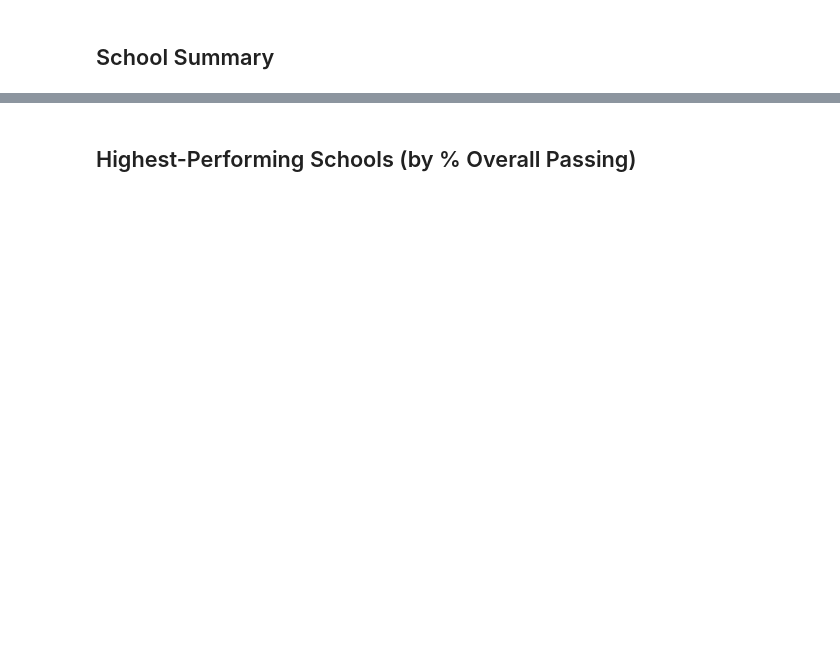
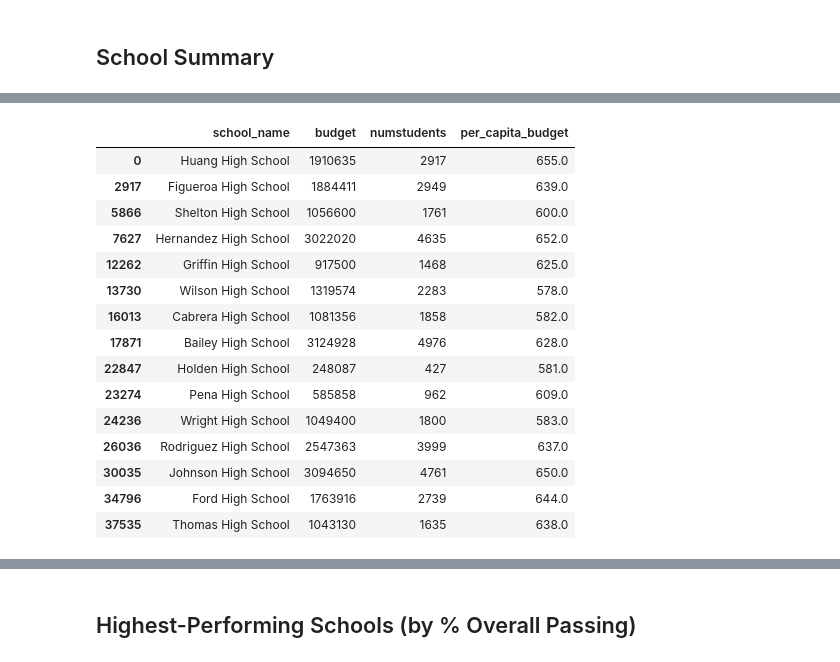
Before and after one commit to oliverkisza/pandas-challenge-4, a Jupyter notebook: PyCitySchools/PyCitySchools.ipynb, the cells around one changed output, grey strips where cells are left out. Cells and saved outputs as stored; diff of their text form; code cells hidden in the pictures; blank space fills up the shorter version.

```diff
--- a/PyCitySchools/PyCitySchools.ipynb
+++ b/PyCitySchools/PyCitySchools.ipynb
@@ -94,2 +136,31 @@ per_school_capita =
+# %%
+# Calculate the total school budget
+per_school_budget = school_data_complete[['school_name','budget']].copy()
+per_school_budget = per_school_budget.drop_duplicates()
+#per_school_budget = sum(per_school_budget.budget) #calculates total district budget (all schools)
+per_school_budget
+
+#calculate per capita spending per school
+per_school_capita = school_data_complete[['school_name','budget', 'numstudents']]
+per_school_capita = per_school_capita.drop_duplicates()
+per_school_capita['per_capita_budget'] = (per_school_capita.budget/per_school_capita.numstudents)
+per_school_capita
+# %% [output]
+|  | school_name | budget | numstudents | per_capita_budget |
+| 0 | Huang High School | 1910635 | 2917 | 655.0 |
+| 2917 | Figueroa High School | 1884411 | 2949 | 639.0 |
+| 5866 | Shelton High School | 1056600 | 1761 | 600.0 |
+| 7627 | Hernandez High School | 3022020 | 4635 | 652.0 |
+| 12262 | Griffin High School | 917500 | 1468 | 625.0 |
+| 13730 | Wilson High School | 1319574 | 2283 | 578.0 |
+| 16013 | Cabrera High School | 1081356 | 1858 | 582.0 |
+| 17871 | Bailey High School | 3124928 | 4976 | 628.0 |
+| 22847 | Holden High School | 248087 | 427 | 581.0 |
+| 23274 | Pena High School | 585858 | 962 | 609.0 |
+| 24236 | Wright High School | 1049400 | 1800 | 583.0 |
+| 26036 | Rodriguez High School | 2547363 | 3999 | 637.0 |
+| 30035 | Johnson High School | 3094650 | 4761 | 650.0 |
+| 34796 | Ford High School | 1763916 | 2739 | 644.0 |
+| 37535 | Thomas High School | 1043130 | 1635 | 638.0 |
 # %%
 # Calculate the average test scores per school
```
Also changed, not shown: parts of 27 cells of this notebook.
